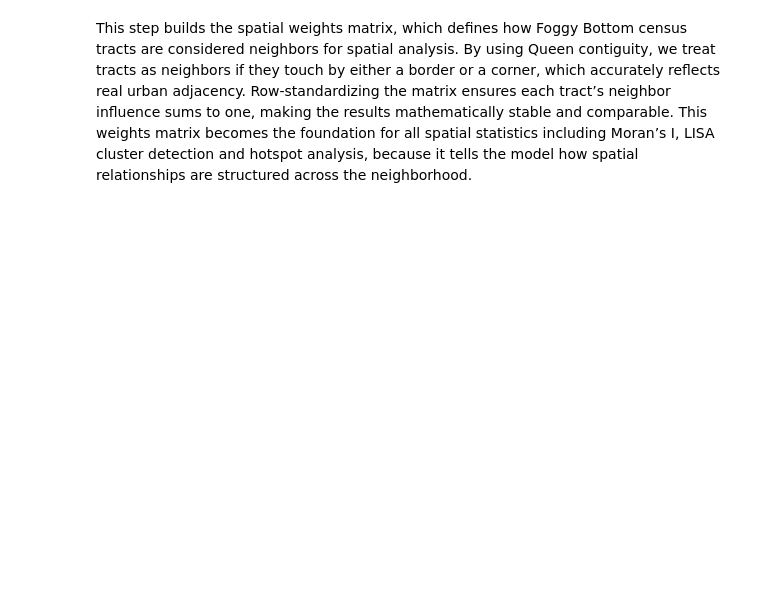
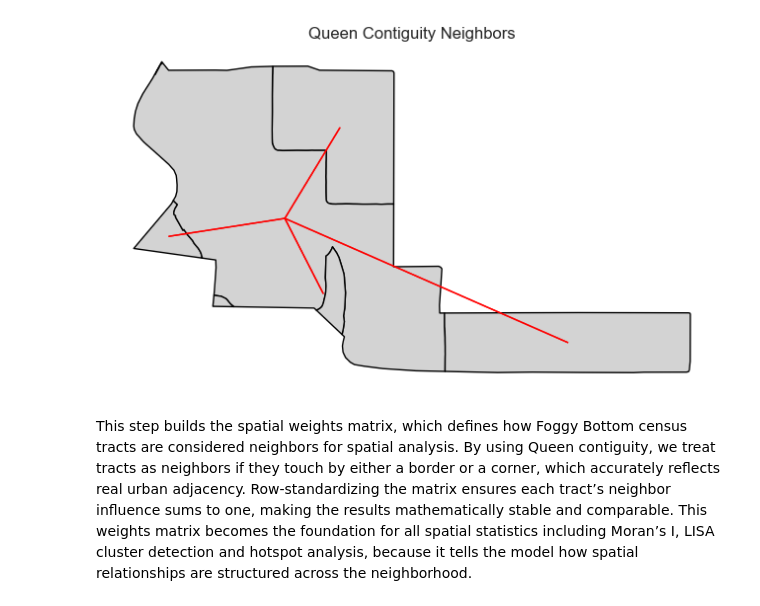
Before and after one commit to JMunetsi/geo-programming-project, a Jupyter notebook: notebooks/notebooks/03-Spatial_Statistics_and_Clustering.ipynb, the cells around one changed output. Saved outputs shown, nothing was run; the diff lists cells and outputs as text; code cells hidden in the pictures; blank space fills up the shorter version.

```diff
--- a/notebooks/notebooks/03-Spatial_Statistics_and_Clustering.ipynb
+++ b/notebooks/notebooks/03-Spatial_Statistics_and_Clustering.ipynb
@@ -16,6 +16,24 @@ amenities = gpd.read_file("data/processed/foggy_amenities.geojson")
 # %%
 w = Queen.from_dataframe(foggy_tracts)
 w.transform = "r"
+# %%
+import matplotlib.pyplot as plt
+
+fig, ax = plt.subplots(1, figsize=(8, 8))
+
+foggy_tracts.plot(ax=ax, facecolor="lightgray", edgecolor="black")
+
+for i, neighbors in w.neighbors.items():
+    for j in neighbors:
+        x0, y0 = foggy_tracts.geometry[i].centroid.xy
+        x1, y1 = foggy_tracts.geometry[j].centroid.xy
+        ax.plot([x0[0], x1[0]], [y0[0], y1[0]], color="red", linewidth=1)
+
+ax.set_title("Queen Contiguity Neighbors")
+ax.set_axis_off()
+plt.show()
+# %% [output]
+[figure, added]
 # %% [markdown]
 
 This step builds the spatial weights matrix, which defines how Foggy Bottom census tracts are considered neighbors for spatial analysis. By using Queen contiguity, we treat tracts as neighbors if they touch by either a border or a corner, which accurately reflects real urban adjacency. Row‑standardizing the matrix ensures each tract’s neighbor influence sums to one, making the results mathematically stable and comparable. This weights matrix becomes the foundation for all spatial statistics including Moran’s I, LISA cluster detection and hotspot analysis, because it tells the model how spatial relationships are structured across the neighborhood.
```
Also changed, not shown: parts of 4 cells of this notebook.
